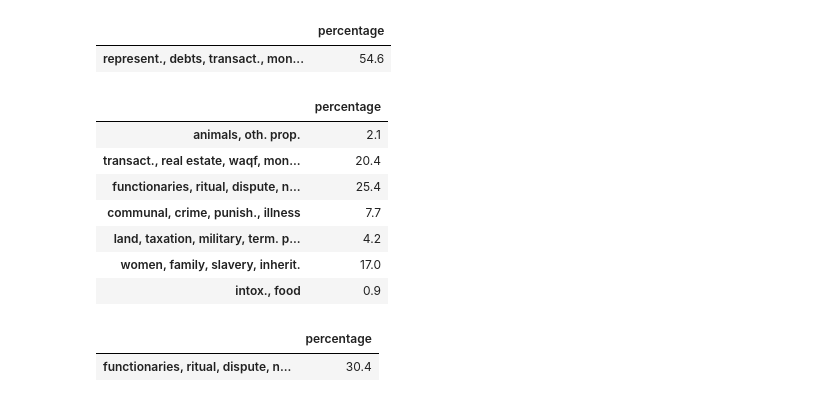
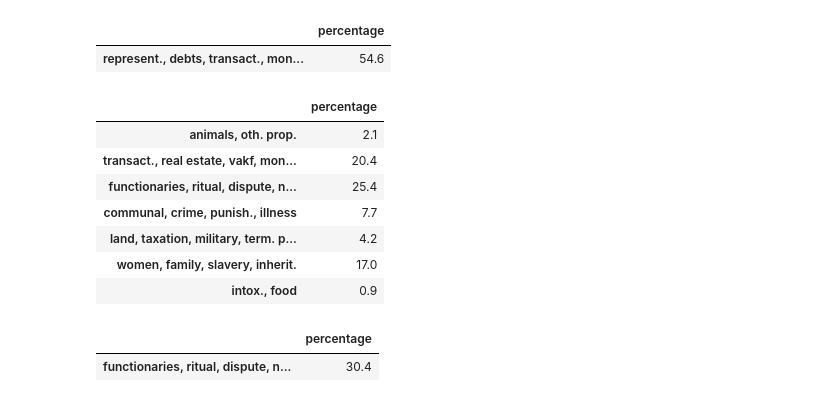
Before and after one commit to kaygun/Semantic_Mapping, a Jupyter notebook: notebooks/all-computations.ipynb, the cells around one changed output. Cells and saved outputs as stored; diff of their text form; code cells hidden in the pictures.

```diff
--- a/notebooks/all-computations.ipynb
+++ b/notebooks/all-computations.ipynb
@@ -336,17 +345,17 @@ calculate(partitionWith1,[['represent.','debts','transact.','monetary','real est
 # %%
 partitionWith3 = getPartition(3)
 
 calculate(partitionWith3,[['animals','oth. prop.'],
-                          ['transact.','real estate','waqf','monetary','debts'],
+                          ['transact.','real estate','vakf','monetary','debts'],
                           ['functionaries','ritual','dispute','non-muslims','doctrinal'],
                           ['communal','crime','punish.','illness'],
                           ['land','taxation','military','term. prop.','agri.'],
                           ['women','family','slavery','inherit.'],
                           ['intox.','food']])
 # %% [output]
 |  | percentage |
 | animals, oth. prop. | 2.1 |
-| transact., real estate, waqf, mon... | 20.4 |
+| transact., real estate, vakf, mon... | 20.4 |
 | functionaries, ritual, dispute, n... | 25.4 |
 | communal, crime, punish., illness | 7.7 |
 | land, taxation, military, term. p... | 4.2 |
```
Also changed, not shown: parts of 11 cells of this notebook, 15 other files.
